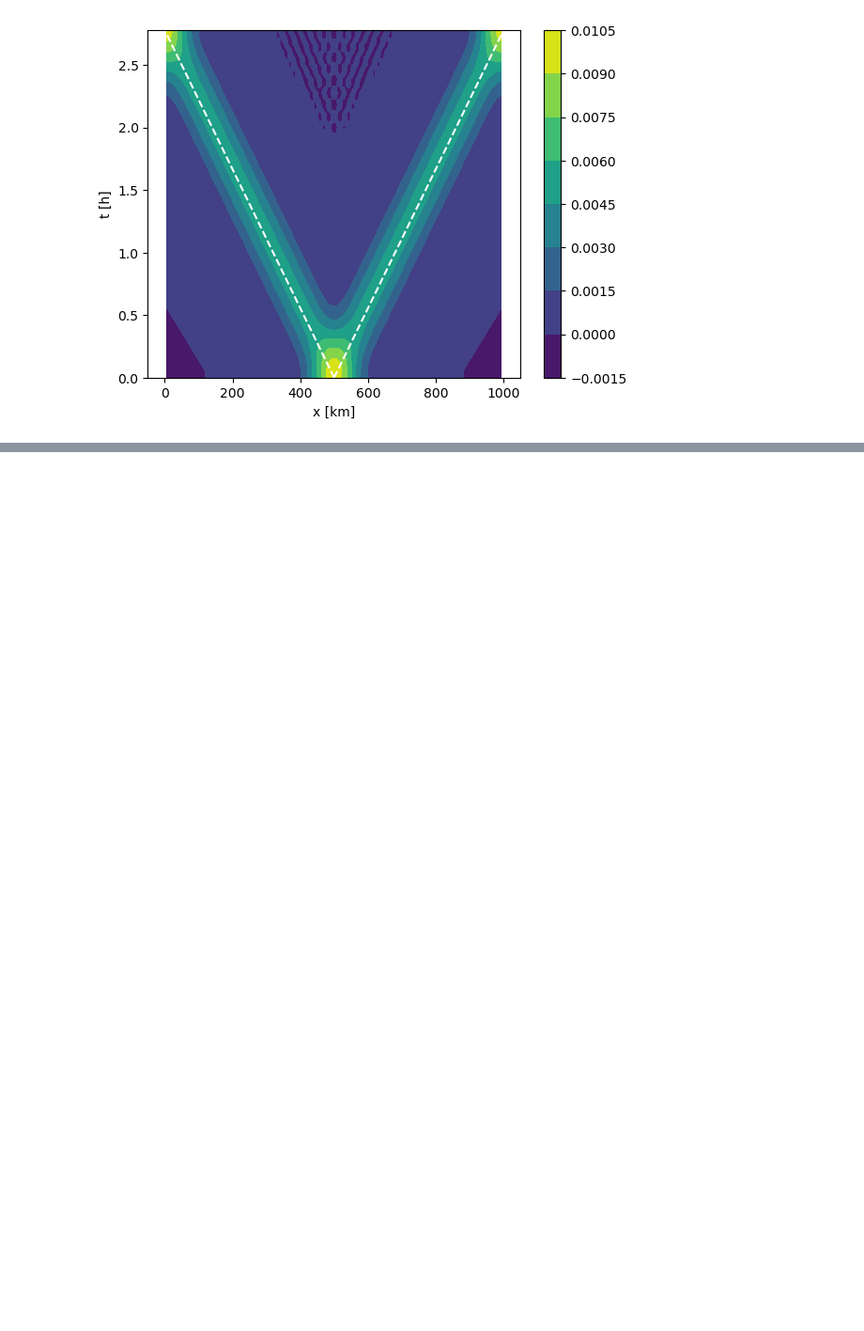
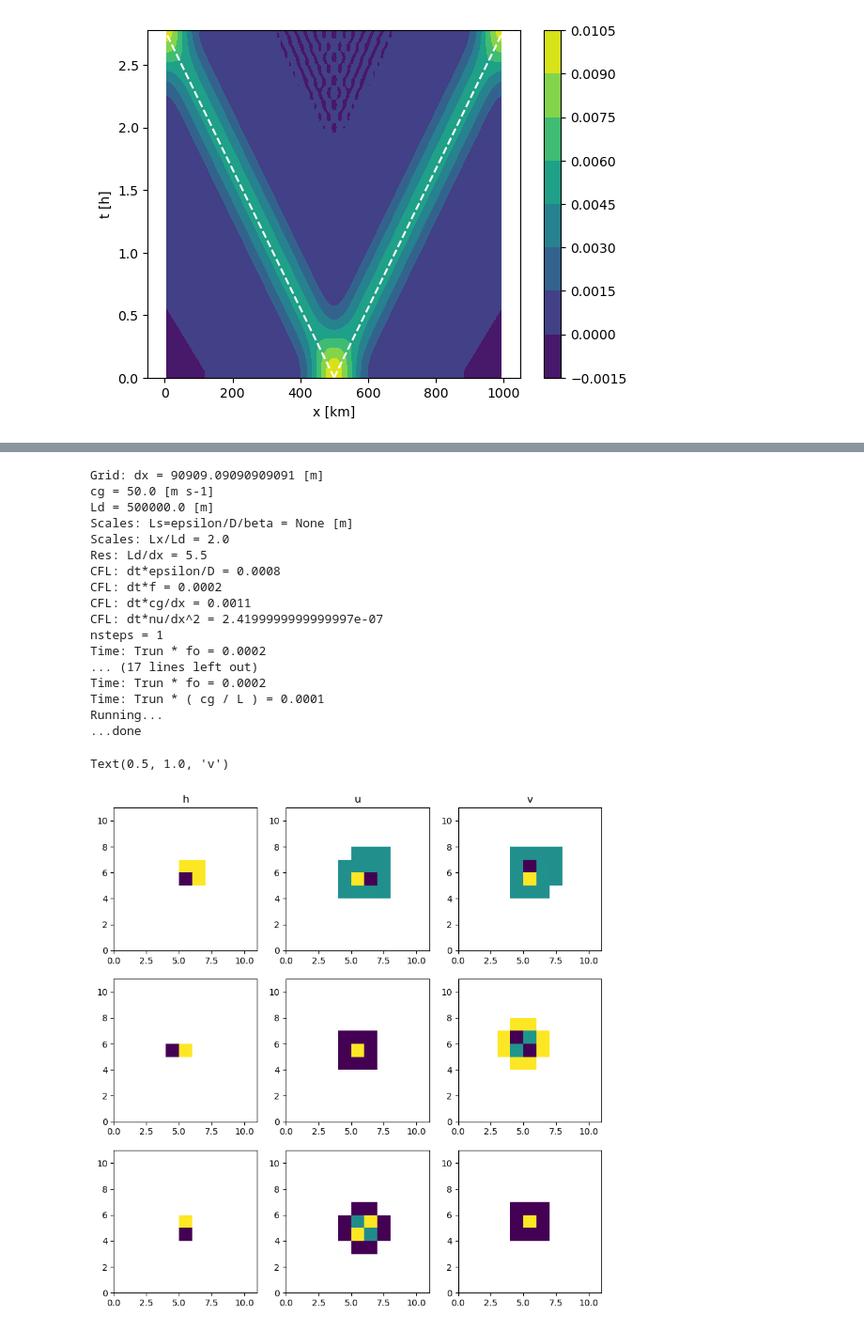
Before and after one commit to ThomasLi0314/OSSWEM_Thomas, a Jupyter notebook: 1-layer-tests.ipynb, the cells around one changed output, grey strips where cells are left out. Shown at 94% size. Drawn from its saved outputs; the diff is of its cells as text; code cells hidden in the pictures; blank space fills up the shorter version.

Commit message:
Added receptive field plot

```diff
--- a/1-layer-tests.ipynb
+++ b/1-layer-tests.ipynb
@@ -253,0 +257,53 @@ Text(0, 0.5, 't [h]')
+# %%
+M = SSWEM(11,
+          10., # Gravity [m s-2]
+          250., # Max depth [m]
+          1000.e3, # Domain width [m]
+          1.e-4, # Coriolis [s-1]
+          0.e-11, # df/dy [m-1 s-1]
+          1.e-1, # Drag rate [m-1 s-1]
+          1e3 # Viscosity [m s-2]
+          )
+
+fig,ax = plt.subplots(3,3,figsize=(10,10))
+
+M.u[:] = 1; M.v[:] = 1; M.h[:] = 250
+M.h[0,5,5] = 1
+u,v,h,time = M.run(2.,1,1);
+ax[0,0].pcolormesh( np.where(h==250,np.nan,h)[1,0] ); ax[0,0].set_title('h')
+ax[0,1].pcolormesh( np.where(u==u[1,0,0,0],np.nan,u)[1,0] ); ax[0,1].set_title('u')
+ax[0,2].pcolormesh( np.where(v==v[1,0,0,0],np.nan,v)[1,0] ); ax[0,2].set_title('v')
+
+M.u[:] = 1; M.v[:] = 1; M.h[:] = 250
+M.u[0,5,5] += 1
+u,v,h,time = M.run(2.,1,1);
+ax[1,0].pcolormesh( np.where(h==250,np.nan,h)[1,0] ); ax[0,0].set_title('h')
+ax[1,1].pcolormesh( np.where(u==u[1,0,0,0],np.nan,u)[1,0] ); ax[0,1].set_title('u')
+ax[1,2].pcolormesh( np.where(v==v[1,0,0,0],np.nan,v)[1,0] ); ax[0,2].set_title('v')
+
+M.u[:] = 1; M.v[:] = 1; M.h[:] = 250
+M.v[0,5,5] += 1
+u,v,h,time = M.run(2.,1,1);
+ax[2,0].pcolormesh( np.where(h==250,np.nan,h)[1,0] ); ax[0,0].set_title('h')
+ax[2,1].pcolormesh( np.where(u==u[1,0,0,0],np.nan,u)[1,0] ); ax[0,1].set_title('u')
+ax[2,2].pcolormesh( np.where(v==v[1,0,0,0],np.nan,v)[1,0] ); ax[0,2].set_title('v')
+# %% [output]
+Grid: dx = 90909.09090909091 [m]
+cg = 50.0 [m s-1]
+Ld = 500000.0 [m]
+Scales: Ls=epsilon/D/beta = None [m]
+Scales: Lx/Ld = 2.0
+Res: Ld/dx = 5.5
+CFL: dt*epsilon/D = 0.0008
+CFL: dt*f = 0.0002
+CFL: dt*cg/dx = 0.0011
+CFL: dt*nu/dx^2 = 2.4199999999999997e-07
+nsteps = 1
+Time: Trun * fo = 0.0002
+... (17 lines left out)
+Time: Trun * fo = 0.0002
+Time: Trun * ( cg / L ) = 0.0001
+Running...
+...done
+Text(0.5, 1.0, 'v')
+[figure, added]
```
Also changed, not shown: parts of 1 cell of this notebook.
